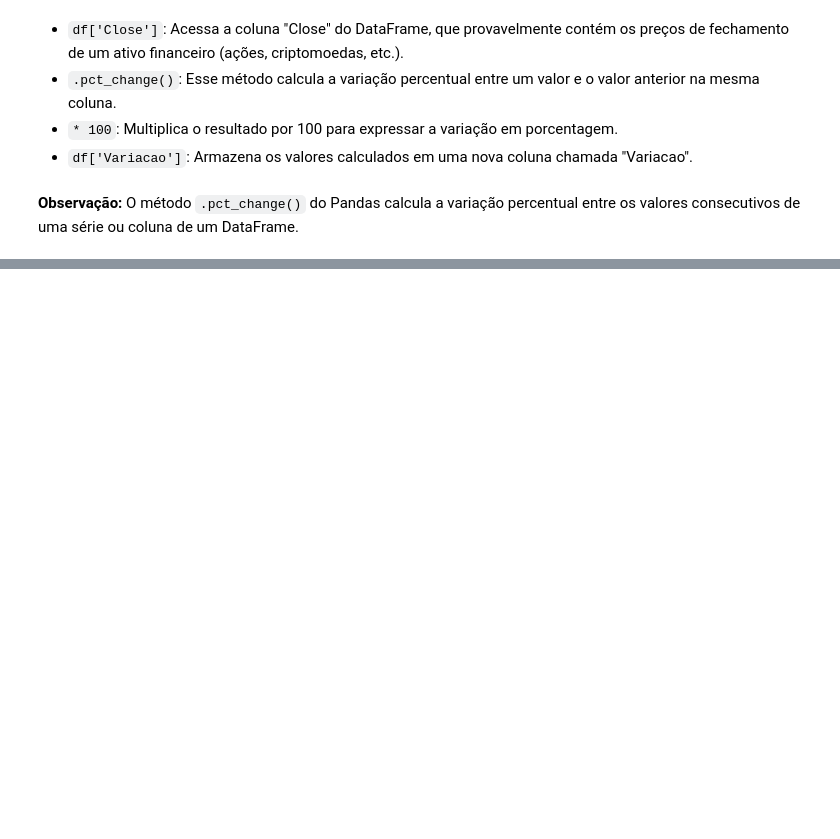
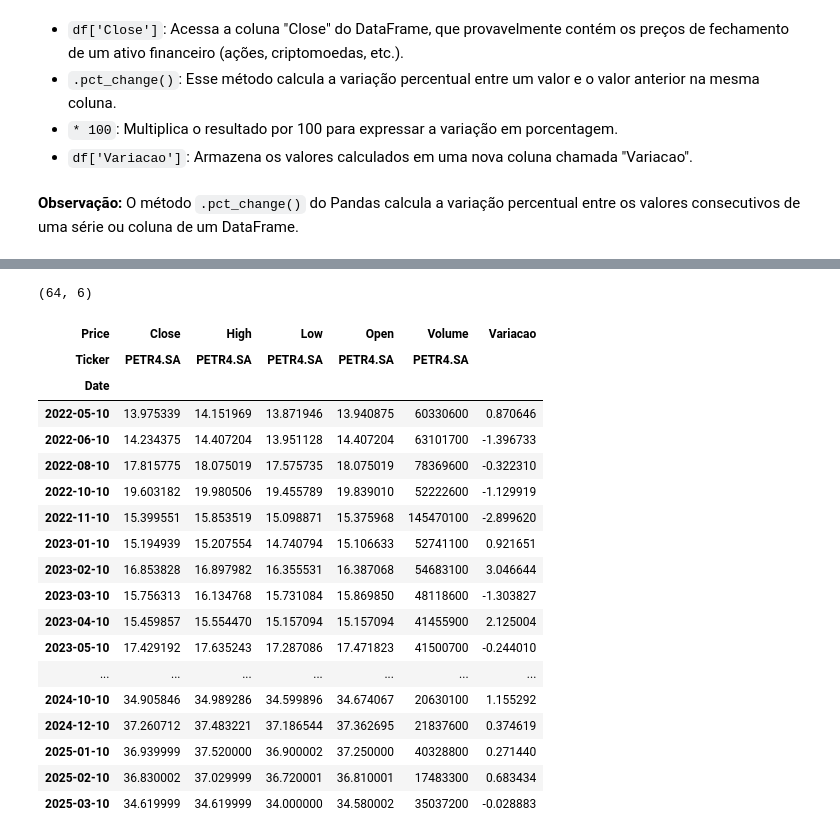
Before and after one commit to MarcosWinther/project-pandas-python-Petrobas-stock-exchange, a Jupyter notebook: code_manipulando_dados_bolsa_de_valores/BOLSA_DE_VALORES.ipynb, the cells around one changed output, grey strips where cells are left out. Cells and saved outputs as stored; diff of their text form; code cells hidden in the pictures; blank space fills up the shorter version.

Commit message:
:recycle: refactor: Alterações no arquivo, organizando anotações e dados. Add novas análises de dados.

```diff
--- a/code_manipulando_dados_bolsa_de_valores/BOLSA_DE_VALORES.ipynb
+++ b/code_manipulando_dados_bolsa_de_valores/BOLSA_DE_VALORES.ipynb
@@ -179,0 +295,27 @@ df.head()
+# %%
+df[df.index.month == 10].shape
+# %% [output]
+(64, 6)
+# %%
+## Pegando dados dos dias 10
+df[df.index.day == 10]
+# %% [output]
+| Price | Close | High | Low | Open | Volume | Variacao |
+| Ticker | PETR4.SA | PETR4.SA | PETR4.SA | PETR4.SA | PETR4.SA |  |
+| Date |  |  |  |  |  |  |
+| 2022-05-10 | 13.975339 | 14.151969 | 13.871946 | 13.940875 | 60330600 | 0.870646 |
+| 2022-06-10 | 14.234375 | 14.407204 | 13.951128 | 14.407204 | 63101700 | -1.396733 |
+| 2022-08-10 | 17.815775 | 18.075019 | 17.575735 | 18.075019 | 78369600 | -0.322310 |
+| 2022-10-10 | 19.603182 | 19.980506 | 19.455789 | 19.839010 | 52222600 | -1.129919 |
+| 2022-11-10 | 15.399551 | 15.853519 | 15.098871 | 15.375968 | 145470100 | -2.899620 |
+| 2023-01-10 | 15.194939 | 15.207554 | 14.740794 | 15.106633 | 52741100 | 0.921651 |
+| 2023-02-10 | 16.853828 | 16.897982 | 16.355531 | 16.387068 | 54683100 | 3.046644 |
+| 2023-03-10 | 15.756313 | 16.134768 | 15.731084 | 15.869850 | 48118600 | -1.303827 |
+| 2023-04-10 | 15.459857 | 15.554470 | 15.157094 | 15.157094 | 41455900 | 2.125004 |
+| 2023-05-10 | 17.429192 | 17.635243 | 17.287086 | 17.471823 | 41500700 | -0.244010 |
+| ... | ... | ... | ... | ... | ... | ... |
+| 2024-10-10 | 34.905846 | 34.989286 | 34.599896 | 34.674067 | 20630100 | 1.155292 |
+| 2024-12-10 | 37.260712 | 37.483221 | 37.186544 | 37.362695 | 21837600 | 0.374619 |
+| 2025-01-10 | 36.939999 | 37.520000 | 36.900002 | 37.250000 | 40328800 | 0.271440 |
+| 2025-02-10 | 36.830002 | 37.029999 | 36.720001 | 36.810001 | 17483300 | 0.683434 |
+| 2025-03-10 | 34.619999 | 34.619999 | 34.000000 | 34.580002 | 35037200 | -0.028883 |
```
Also changed, not shown: parts of 27 cells of this notebook.
